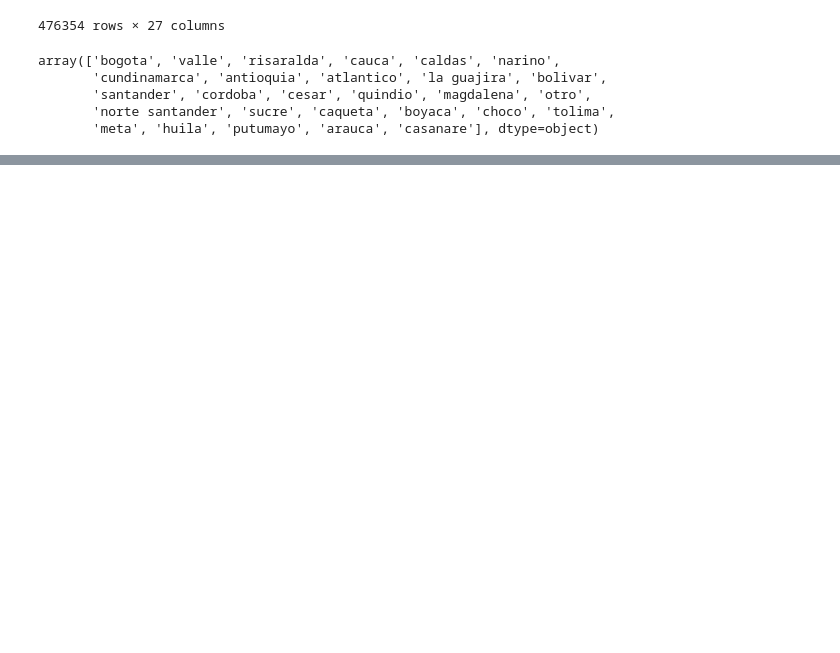
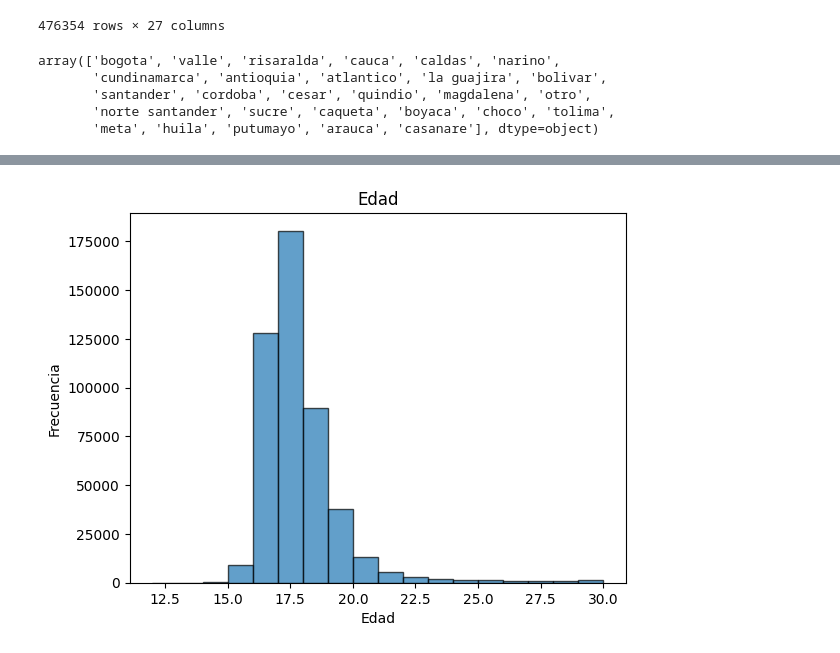
Before and after one commit to rodhervan/AnaliticaICFES, a Jupyter notebook: Exploración y Preparación de los Datos/Limpieza_datos.ipynb, the cells around one changed output, grey strips where cells are left out. Drawn from its saved outputs; the diff is of its cells as text; code cells hidden in the pictures; blank space fills up the shorter version.

```diff
--- a/Exploración y Preparación de los Datos/Limpieza_datos.ipynb
+++ b/Exploración y Preparación de los Datos/Limpieza_datos.ipynb
@@ -423,0 +535,10 @@ print(vif.sort_values(ascending=False).head())
+# %%
+# Crear histograma
+plt.figure()
+plt.hist(df_model['EDAD'], bins=18, edgecolor='black', alpha=0.7)
+plt.title('Edad')
+plt.xlabel('Edad')
+plt.ylabel('Frecuencia')
+plt.show()
+# %% [output]
+[figure, added]
```
Also changed, not shown: parts of 21 cells of this notebook.
